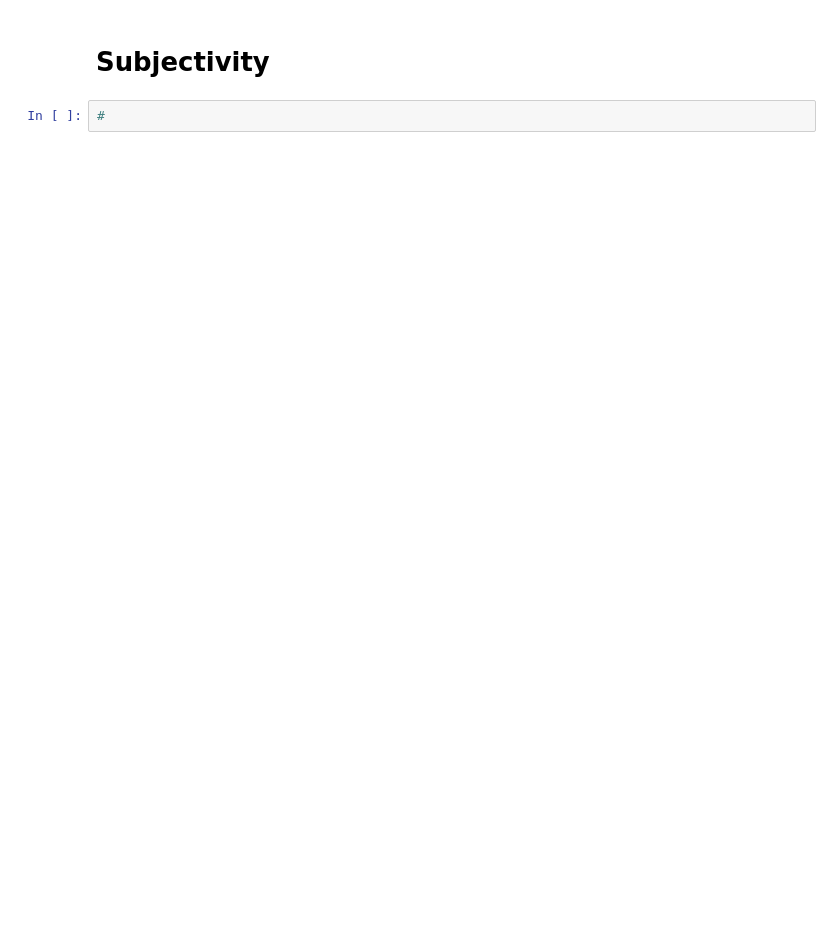
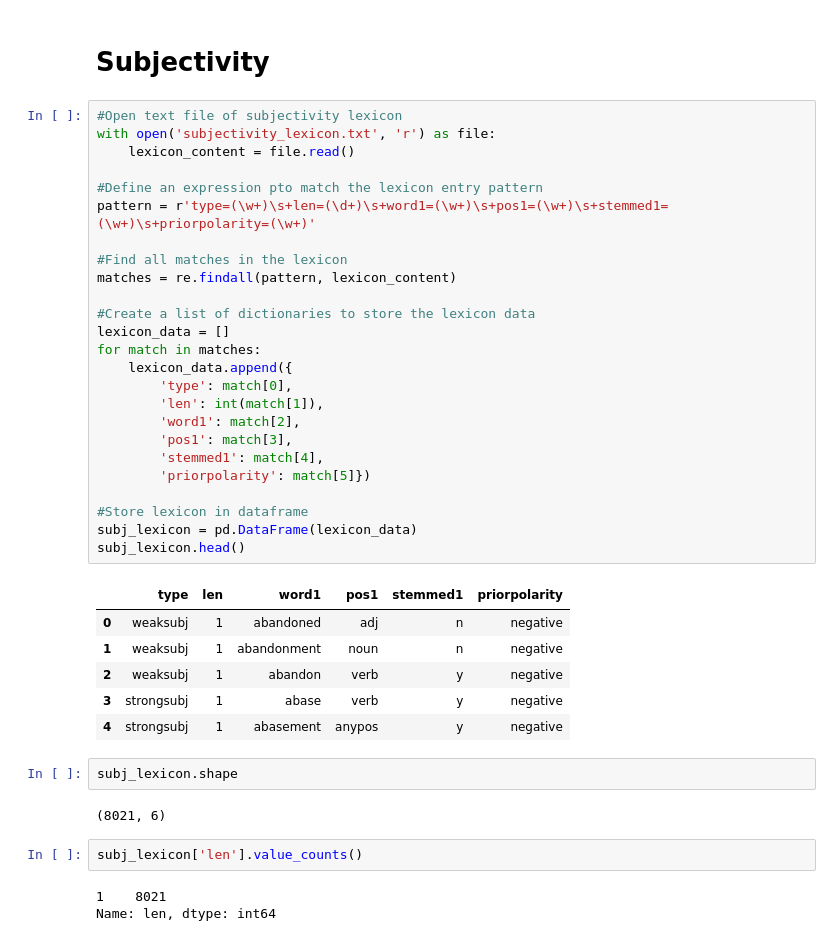
Before and after one commit to sba22224/Capstone_SBA22224, a Jupyter notebook: Code_Notebooks/Text based sarcasm detection work.ipynb, the cells around one changed output. Cells and saved outputs as stored; diff of their text form; blank space fills up the shorter version.

```diff
--- a/Code_Notebooks/Text based sarcasm detection work.ipynb
+++ b/Code_Notebooks/Text based sarcasm detection work.ipynb
@@ -760,5 +764,44 @@ df.head()
 | 4 | @VolphanCarol @littlewhitty @myst... | 1 | I would say Ted Cruz is an asshol... | 5 | 3 | 0 | 0 | 0 | ... |
 # %% [markdown]
 # Subjectivity
-# %%
-#
+# %%
+#Open text file of subjectivity lexicon
+with open('subjectivity_lexicon.txt', 'r') as file:
+    lexicon_content = file.read()
+
+#Define an expression pto match the lexicon entry pattern
+pattern = r'type=(\w+)\s+len=(\d+)\s+word1=(\w+)\s+pos1=(\w+)\s+stemmed1=(\w+)\s+priorpolarity=(\w+)'
+
+#Find all matches in the lexicon
+matches = re.findall(pattern, lexicon_content)
+
+#Create a list of dictionaries to store the lexicon data
+lexicon_data = []
+for match in matches:
+    lexicon_data.append({
+        'type': match[0],
+        'len': int(match[1]),
+        'word1': match[2],
+        'pos1': match[3],
+        'stemmed1': match[4],
+        'priorpolarity': match[5]})
+
+#Store lexicon in dataframe
+subj_lexicon = pd.DataFrame(lexicon_data)
+subj_lexicon.head()
+# %% [output]
+|  | type | len | word1 | pos1 | stemmed1 | priorpolarity |
+| 0 | weaksubj | 1 | abandoned | adj | n | negative |
+| 1 | weaksubj | 1 | abandonment | noun | n | negative |
+| 2 | weaksubj | 1 | abandon | verb | y | negative |
+| 3 | strongsubj | 1 | abase | verb | y | negative |
+| 4 | strongsubj | 1 | abasement | anypos | y | negative |
+# %%
+subj_lexicon.shape
+# %% [output]
+(8021, 6)
+# %%
+subj_lexicon['len'].value_counts()
+# %% [output]
+1    8021
+Name: len, dtype: int64
```
Also changed, not shown: parts of 12 cells of this notebook.
